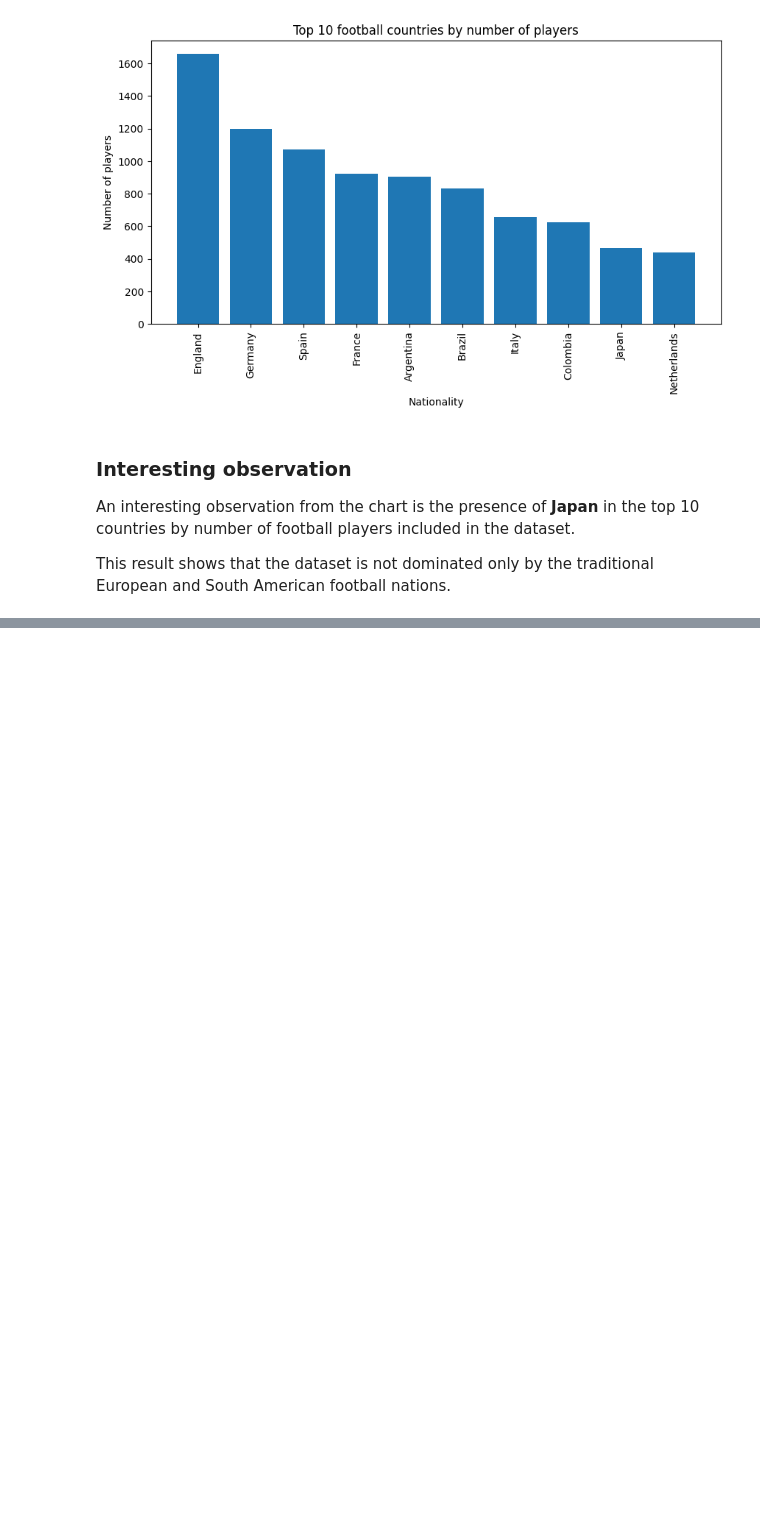
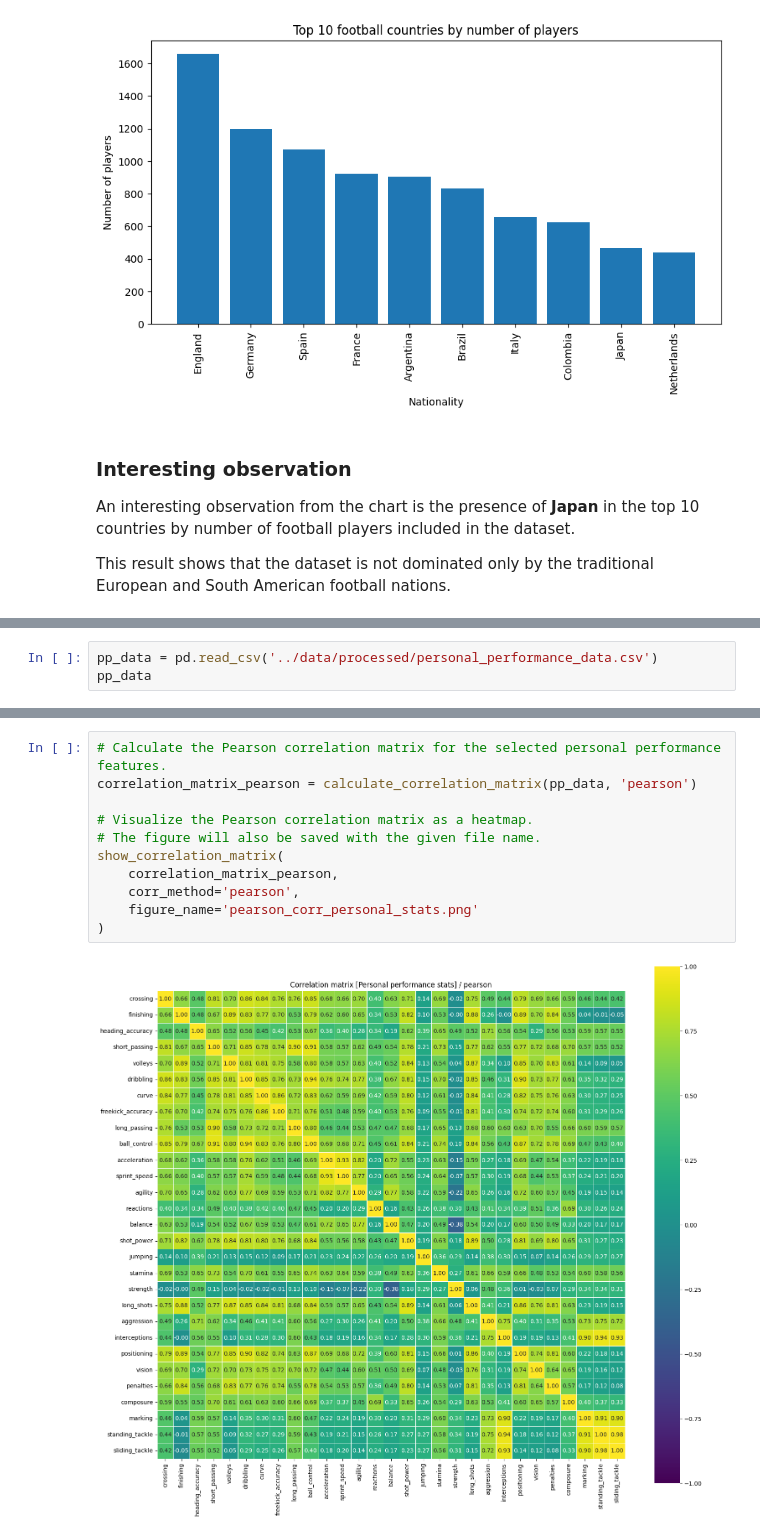
Before and after one commit to plamensve/ML_FINAL_PROJECT_2026, a Jupyter notebook: notebooks/02_eda.ipynb, the cells around one changed output, grey strips where cells are left out. Drawn from its saved outputs; the diff is of its cells as text; blank space fills up the shorter version.

Commit message:
ADD: pearson and spearman correlation analysis of the personal performance stats

```diff
--- a/notebooks/02_eda.ipynb
+++ b/notebooks/02_eda.ipynb
@@ -126,0 +236,3 @@ This result shows that the dataset is not dominated only by the traditional Euro
+# %%
+pp_data = pd.read_csv('../data/processed/personal_performance_data.csv')
+pp_data
@@ -126,0 +253,13 @@ This result shows that the dataset is not dominated only by the traditional Euro
+# %%
+# Calculate the Pearson correlation matrix for the selected personal performance features.
+correlation_matrix_pearson = calculate_correlation_matrix(pp_data, 'pearson')
+
+# Visualize the Pearson correlation matrix as a heatmap.
+# The figure will also be saved with the given file name.
+show_correlation_matrix(
+    correlation_matrix_pearson,
+    corr_method='pearson',
+    figure_name='pearson_corr_personal_stats.png'
+)
+# %% [output]
+[figure, added]
```
Also changed, not shown: parts of 12 cells of this notebook, 6 other files.
